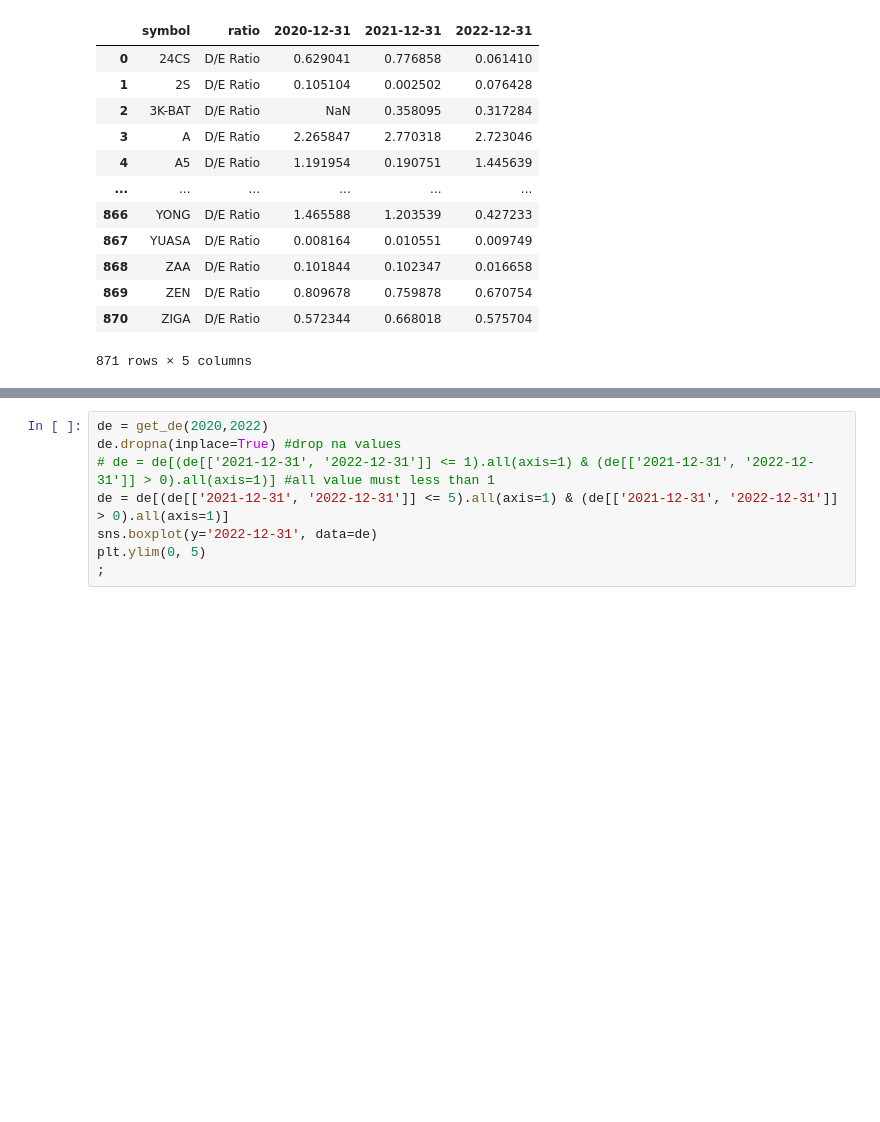
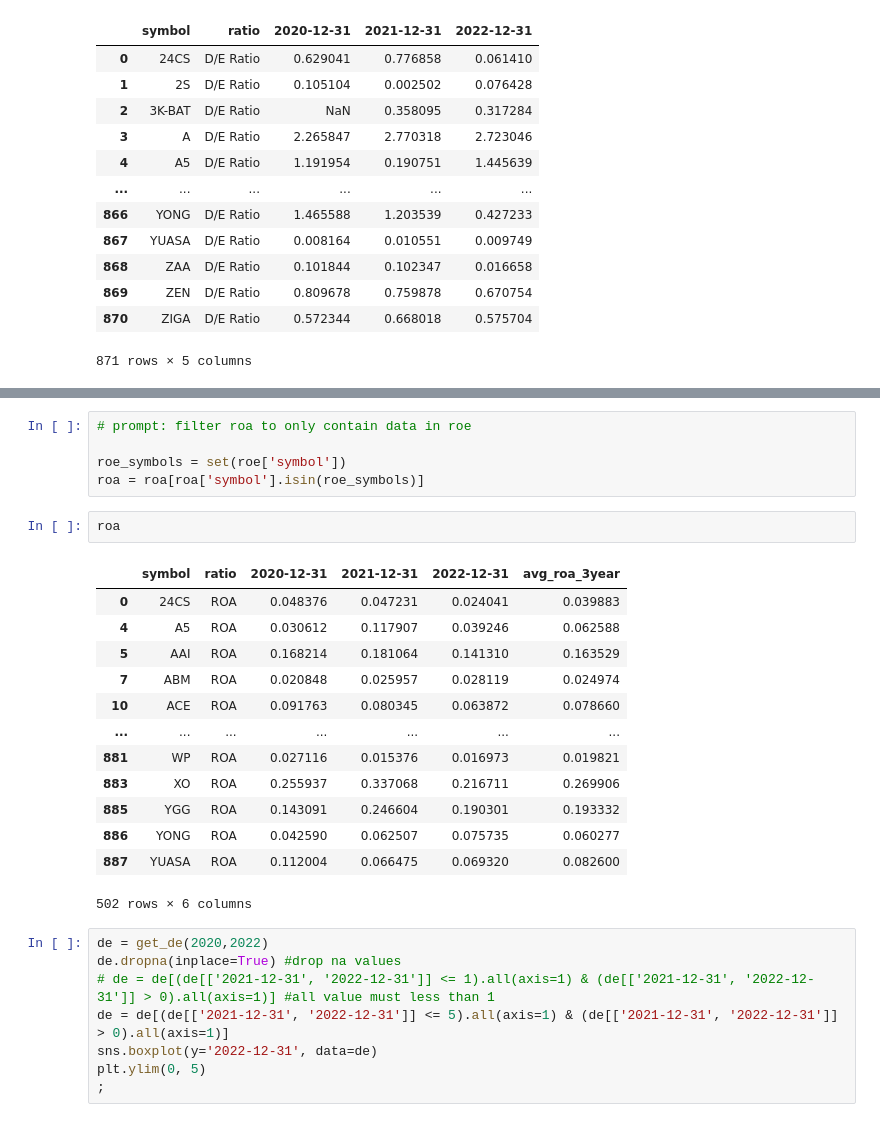
Before and after one commit to suparuek2405/Stock-screening-with-python, a Jupyter notebook: Group_assignment_Tacocat_set_yfinance.ipynb, the cells around one changed output, grey strips where cells are left out. Drawn from its saved outputs; the diff is of its cells as text; blank space fills up the shorter version.

```diff
--- a/Group_assignment_Tacocat_set_yfinance.ipynb
+++ b/Group_assignment_Tacocat_set_yfinance.ipynb
@@ -685,3 +704,24 @@ plt.ylim(0, 0.5)
+# %%
+# prompt: filter roa to only contain data in roe
+
+roe_symbols = set(roe['symbol'])
+roa = roa[roa['symbol'].isin(roe_symbols)]
+# %%
+roa
+# %% [output]
+|  | symbol | ratio | 2020-12-31 | 2021-12-31 | 2022-12-31 | avg_roa_3year |
+| 0 | 24CS | ROA | 0.048376 | 0.047231 | 0.024041 | 0.039883 |
+| 4 | A5 | ROA | 0.030612 | 0.117907 | 0.039246 | 0.062588 |
+| 5 | AAI | ROA | 0.168214 | 0.181064 | 0.141310 | 0.163529 |
+| 7 | ABM | ROA | 0.020848 | 0.025957 | 0.028119 | 0.024974 |
+| 10 | ACE | ROA | 0.091763 | 0.080345 | 0.063872 | 0.078660 |
+| ... | ... | ... | ... | ... | ... | ... |
+| 881 | WP | ROA | 0.027116 | 0.015376 | 0.016973 | 0.019821 |
+| 883 | XO | ROA | 0.255937 | 0.337068 | 0.216711 | 0.269906 |
+| 885 | YGG | ROA | 0.143091 | 0.246604 | 0.190301 | 0.193332 |
+| 886 | YONG | ROA | 0.042590 | 0.062507 | 0.075735 | 0.060277 |
+| 887 | YUASA | ROA | 0.112004 | 0.066475 | 0.069320 | 0.082600 |
+502 rows × 6 columns
 # %%
 de = get_de(2020,2022)
 de.dropna(inplace=True) #drop na values
```
Also changed, not shown: parts of 6 cells of this notebook.
